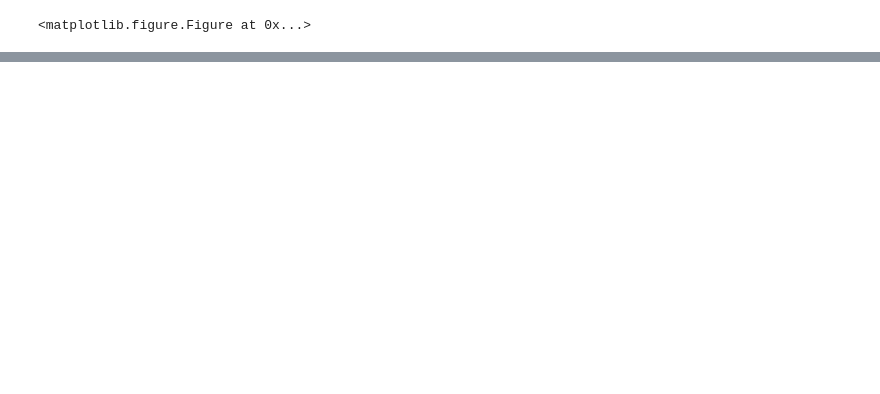
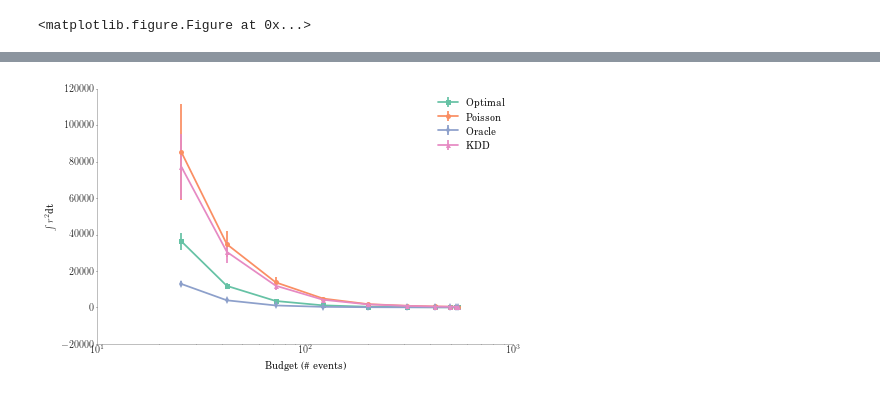
Before and after one commit to Networks-Learning/RedQueen, a Jupyter notebook: opt_broadcast.ipynb, the cells around one changed output, grey strips where cells are left out. Cells and saved outputs as stored; diff of their text form; code cells hidden in the pictures; blank space fills up the shorter version.

```diff
--- a/opt_broadcast.ipynb
+++ b/opt_broadcast.ipynb
@@ -64,0 +763,42 @@ Distr.expon.pdf(3.010121)
+# %%
+@optioned(option_arg='opts')
+def rank_plot(res, field, file_name, title=None, with_std=True, save=False, log_y=True):
+    vals = res.df.pivot_table(index='s', columns='type', values=field, aggfunc=np.mean)
+    std  = res.df.pivot_table(index='s', columns='type', values=field, aggfunc=np.std)
+
+    if title is None:
+        if field == 'avg_rank':
+            title = 'Average rank'
+        elif field == 'r_2':
+            title = r'$\int r^2$dt'
+        else:
+            title = 'Unknown axis'
+
+
+    latexify(columns=2, largeFonts=True)
+    c1, c2, c3, c4 = sns.mpl_palette('Set2', 4)
+
+    X = [np.mean(res.capacities[s]) for s in vals.index]
+    plt.errorbar(X, vals.Opt, fmt='s-', yerr=std.Opt.values, label='Optimal',  color=c1, markersize=5)
+    plt.errorbar(X, vals.Poisson, fmt='o-', yerr=std.Poisson.values, label='Poisson', color=c2, markersize=5)
+    plt.errorbar(X, vals.Oracle, fmt='d-', yerr=std.Oracle.values, label='Oracle', color=c3, markersize=5)
+    plt.errorbar(X, vals.kdd, fmt='^-', yerr=std.kdd.values, label='KDD', color=c4, markersize=5)
+
+    plt.xscale('log')
+
+    if log_y:
+        plt.yscale('log')
+
+    plt.legend(loc="upper right")
+    plt.ylabel(title)
+    plt.xlabel(r'Budget (\# events)')
+    # plt.ylim(None, 105)
+    # plt.xlim(None, 15)
+    plt.tight_layout()
+    format_axes(plt.gca())
+
+    if save:
+        plt.savefig(file_name)
+
+    # plt.savefig('/NL/stackexchange/work/prog/papers/online-twitter-broadcast/nips2016/figures/capacity-poisson-oracle-opt.pdf')
+    # plt.savefig('/NL/stackexchange/work/prog/papers/online-twitter-broadcast/nips2016/figures/capacity-poisson-oracle-opt-kdd.pdf')
@@ -64,0 +824,4 @@ Distr.expon.pdf(3.010121)
+# %%
+rank_plot(hawkes_res, 'r_2', None, log_y=False)
+# %% [output]
+[figure, added]
```
Also changed, not shown: parts of 176 cells of this notebook.
